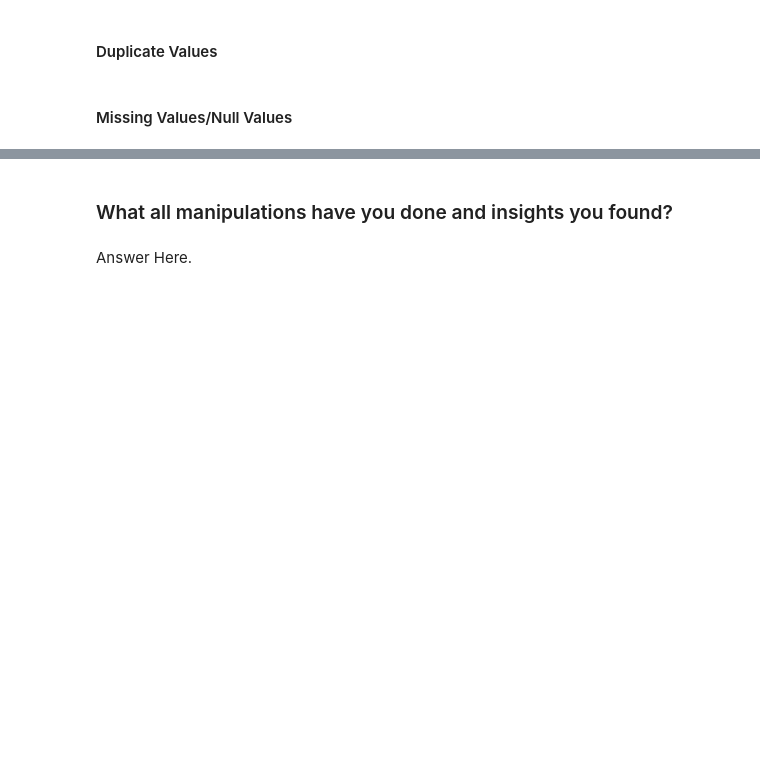
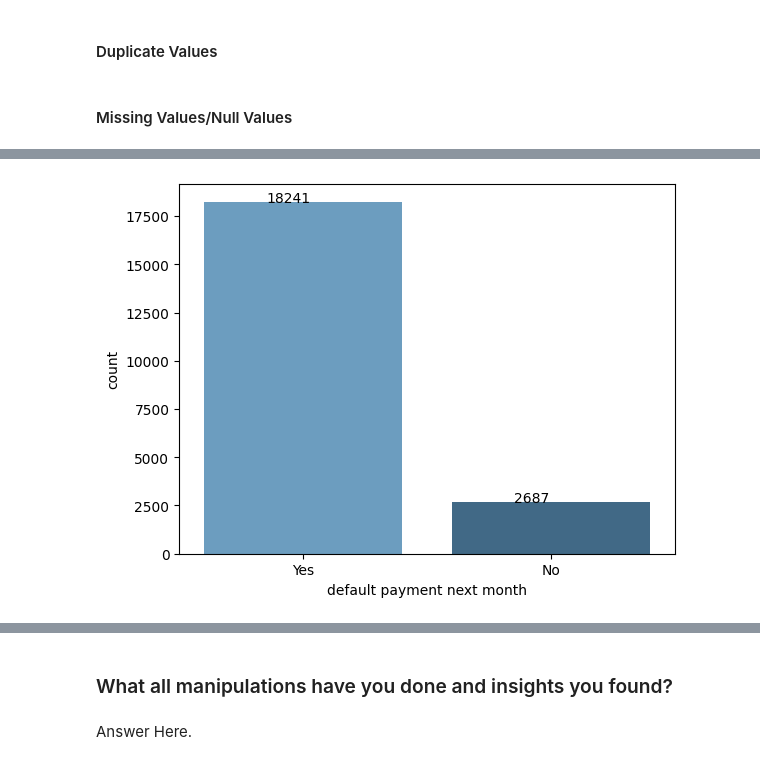
Before and after one commit to Aneel45/Credit_Card_Default_Prediction, a Jupyter notebook: Credit_Card_Default_prediction_Aneel_chavhan_.ipynb, the cells around one changed output, grey strips where cells are left out. Cells and saved outputs as stored; diff of their text form; code cells hidden in the pictures; blank space fills up the shorter version.

```diff
--- a/Credit_Card_Default_prediction_Aneel_chavhan_.ipynb
+++ b/Credit_Card_Default_prediction_Aneel_chavhan_.ipynb
@@ -144,0 +229,5 @@ Answer Here
+# %%
+# Changing the name for better readability
+df.rename(columns={'PAY_1':'PAY_SEPT','PAY_2':'PAY_AUG','PAY_3':'PAY_JUL','PAY_4':'PAY_JUN','PAY_5':'PAY_MAY','PAY_6':'PAY_APR'},inplace=True)
+df.rename(columns={'BILL_AMT1':'BILL_AMT_SEPT','BILL_AMT2':'BILL_AMT_AUG','BILL_AMT3':'BILL_AMT_JUL','BILL_AMT4':'BILL_AMT_JUN','BILL_AMT5':'BILL_AMT_MAY','BILL_AMT6':'BILL_AMT_APR'}, inplace = True)
+df.rename(columns={'PAY_AMT1':'PAY_AMT_SEPT','PAY_AMT2':'PAY_AMT_AUG','PAY_AMT3':'PAY_AMT_JUL','PAY_AMT4':'PAY_AMT_JUN','PAY_AMT5':'PAY_AMT_MAY','PAY_AMT6':'PAY_AMT_APR'},inplace=True)
@@ -144,0 +269,18 @@ Answer Here
+# %%
+# Plotting Box plots to check outliers
+
+lst_box = df[[ 'LIMIT_BAL', 'SEX', 'EDUCATION', 'MARRIAGE', 'AGE', 'PAY_SEPT',
+       'PAY_AUG', 'PAY_JUL', 'PAY_JUN', 'PAY_MAY', 'PAY_APR', 'BILL_AMT_SEPT',
+       'BILL_AMT_AUG', 'BILL_AMT_JUL', 'BILL_AMT_JUN', 'BILL_AMT_MAY',
+       'BILL_AMT_APR', 'PAY_AMT_SEPT', 'PAY_AMT_AUG', 'PAY_AMT_JUL',
+       'PAY_AMT_JUN', 'PAY_AMT_MAY', 'PAY_AMT_APR']]
+
+# Box plot to detect outliers
+plt.figure(figsize = (70,150))
+sns.set_theme()
+for i in enumerate(lst_box):
+  plt.subplot(12, 2, i[0]+1)
+  sns.set(font_scale = 2)
+  sns.boxplot(df[i[1]],color='#6C9DBF')
+  plt.xlabel(i[1], fontsize=40)
+sns.reset_orig()
@@ -144,0 +338,8 @@ Answer Here
+# %%
+# Plotting values in dependent variable
+ax =sns.countplot(x=df['default payment next month'],palette ='Blues_d')
+plt.xticks(rotation=0,ticks=range(2),labels=['Yes','No'])
+for p in ax.patches:
+   ax.annotate('{:.0f}'.format(p.get_height()), (p.get_x()+0.25, p.get_height()+0.01))
+# %% [output]
+[figure, added]
```
Also changed, not shown: parts of 56 cells of this notebook.
